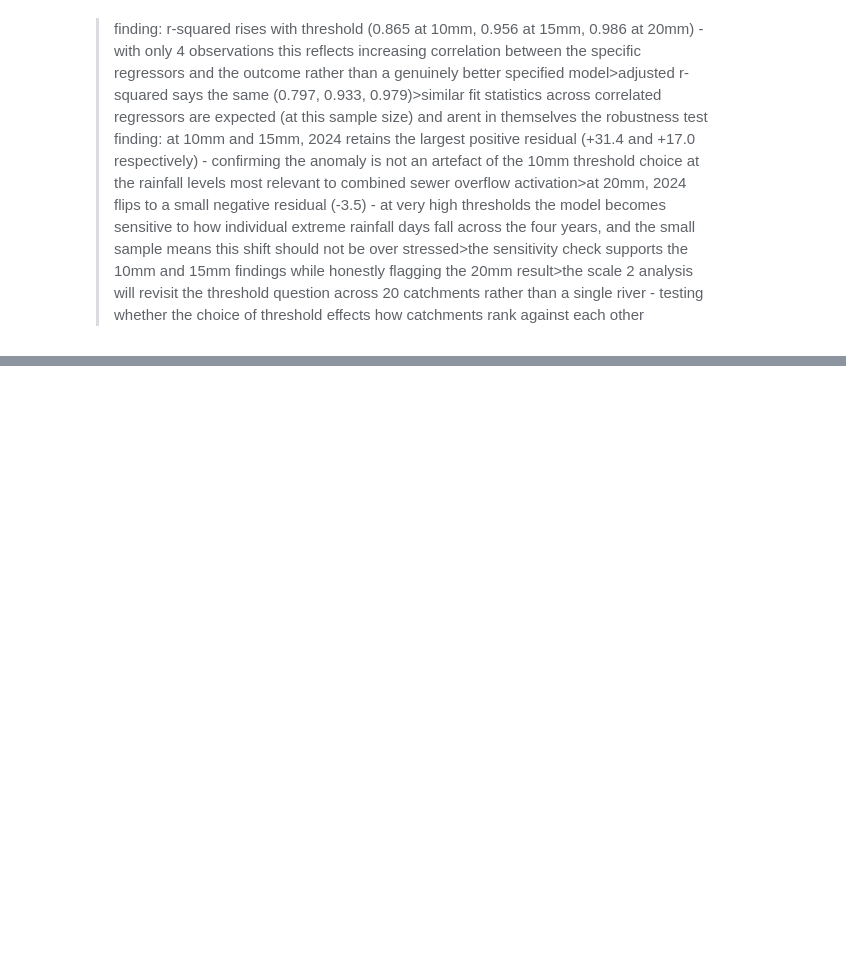
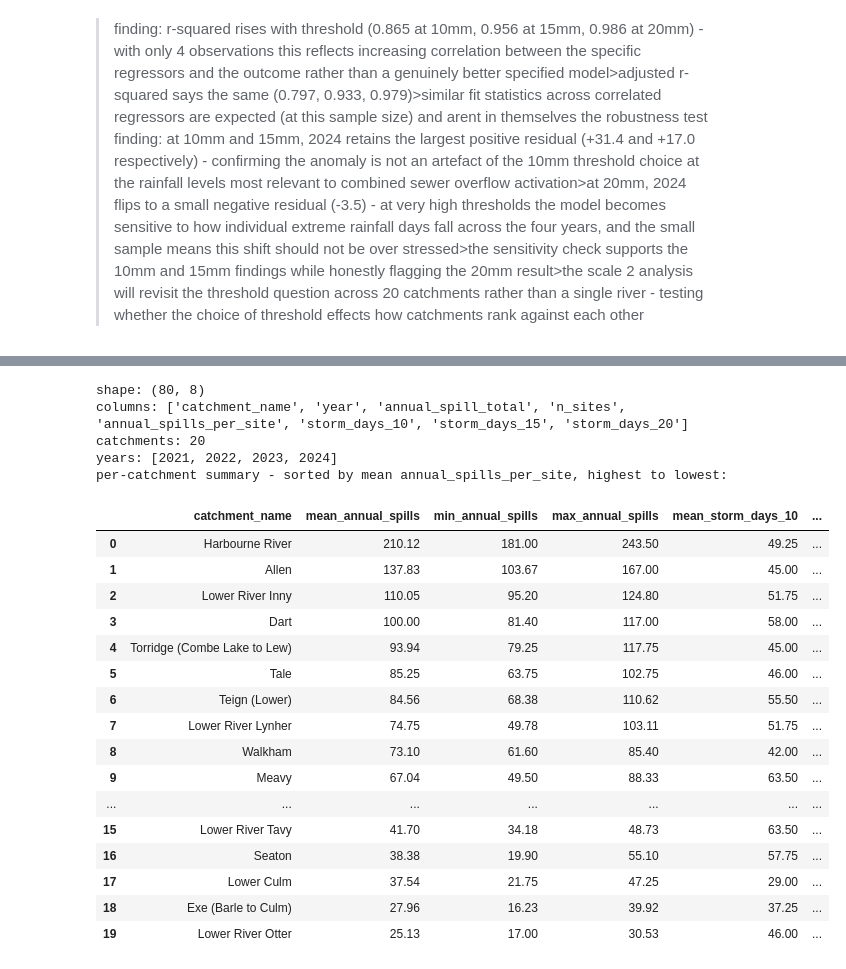
Before and after one commit to jacobway2/-dart-sewage-project, a Jupyter notebook: blog.ipynb, the cells around one changed output, grey strips where cells are left out. Saved outputs shown, nothing was run; the diff lists cells and outputs as text; code cells hidden in the pictures; blank space fills up the shorter version.

Commit message:
Add Section 5 inspection and Section 5a cross-sectional OLS

```diff
--- a/blog.ipynb
+++ b/blog.ipynb
@@ -1462,0 +1468,45 @@ year      residual_10  residual_15  residual_20
+# %%
+sww_rivers = pd.read_csv(os.path.join('data', 'processed', 'sww_rivers.csv')) # loads sww_rivers.csv - built in section 3c - one row per catchment-year
+print(f'shape: {sww_rivers.shape}') # prints the number of rows and columns in the dataset
+print(f'columns: {list(sww_rivers.columns)}') # prints all column names
+print(f'catchments: {sww_rivers["catchment_name"].nunique()}') # confirms 20 catchments
+print(f'years: {sorted(sww_rivers["year"].unique())}') # confirms four years 2021-2024
+
+summary_insp = (
+    sww_rivers
+    .groupby('catchment_name', sort=False) # groups by catchment - one group per catchment containing its four year rows
+    .agg(
+        mean_annual_spills=('annual_spills_per_site', 'mean'), # mean spills per site across the four years
+        min_annual_spills=('annual_spills_per_site', 'min'), # lowest single year value
+        max_annual_spills=('annual_spills_per_site', 'max'), # highest single year value
+        mean_storm_days_10=('storm_days_10', 'mean')) # mean annual storm days across the four years
+    .reset_index())
+
+summary_insp['range_annual_spills'] = summary_insp['max_annual_spills'] - summary_insp['min_annual_spills'] # difference between highest and lowest single year value for each catchment
+summary_insp = summary_insp.sort_values('mean_annual_spills', ascending=False).reset_index(drop=True) # sorts highest to lowest
+
+print('per-catchment summary - sorted by mean annual_spills_per_site, highest to lowest:')
+display(summary_insp.round(2))
+# %% [output]
+shape: (80, 8)
+columns: ['catchment_name', 'year', 'annual_spill_total', 'n_sites', 'annual_spills_per_site', 'storm_days_10', 'storm_days_15', 'storm_days_20']
+catchments: 20
+years: [2021, 2022, 2023, 2024]
+per-catchment summary - sorted by mean annual_spills_per_site, highest to lowest:
+|  | catchment_name | mean_annual_spills | min_annual_spills | max_annual_spills | mean_storm_days_10 | ... |
+| 0 | Harbourne River | 210.12 | 181.00 | 243.50 | 49.25 | ... |
+| 1 | Allen | 137.83 | 103.67 | 167.00 | 45.00 | ... |
+| 2 | Lower River Inny | 110.05 | 95.20 | 124.80 | 51.75 | ... |
+| 3 | Dart | 100.00 | 81.40 | 117.00 | 58.00 | ... |
+| 4 | Torridge (Combe Lake to Lew) | 93.94 | 79.25 | 117.75 | 45.00 | ... |
+| 5 | Tale | 85.25 | 63.75 | 102.75 | 46.00 | ... |
+| 6 | Teign (Lower) | 84.56 | 68.38 | 110.62 | 55.50 | ... |
+| 7 | Lower River Lynher | 74.75 | 49.78 | 103.11 | 51.75 | ... |
+| 8 | Walkham | 73.10 | 61.60 | 85.40 | 42.00 | ... |
+| 9 | Meavy | 67.04 | 49.50 | 88.33 | 63.50 | ... |
+| ... | ... | ... | ... | ... | ... | ... |
+| 15 | Lower River Tavy | 41.70 | 34.18 | 48.73 | 63.50 | ... |
+| 16 | Seaton | 38.38 | 19.90 | 55.10 | 57.75 | ... |
+| 17 | Lower Culm | 37.54 | 21.75 | 47.25 | 29.00 | ... |
+| 18 | Exe (Barle to Culm) | 27.96 | 16.23 | 39.92 | 37.25 | ... |
+| 19 | Lower River Otter | 25.13 | 17.00 | 30.53 | 46.00 | ... |
```
Also changed, not shown: parts of 5 cells of this notebook.
